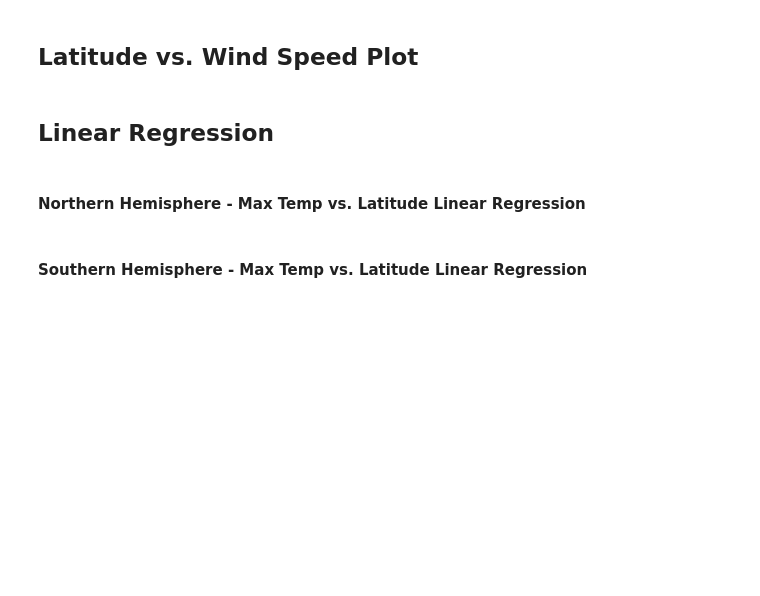
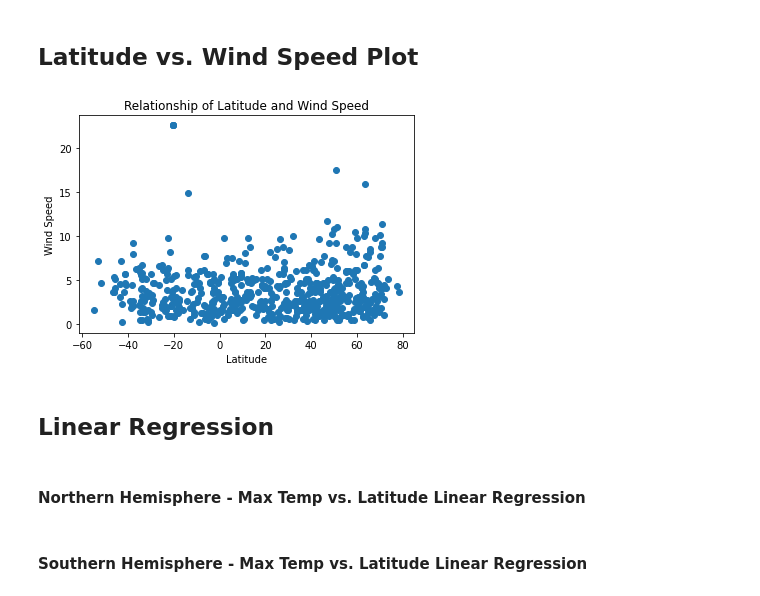
Before and after one commit to wagneree193/python-api-challenge, a Jupyter notebook: WeatherPy.ipynb, the cells around one changed output. Saved outputs shown, nothing was run; the diff lists cells and outputs as text; code cells hidden in the pictures; blank space fills up the shorter version.

```diff
--- a/WeatherPy.ipynb
+++ b/WeatherPy.ipynb
@@ -232,5 +259,14 @@ weather_df.sort_values(by=['Humidity'], ascending = False)
 # %% [markdown]
 ## Latitude vs. Wind Speed Plot
+# %%
+plt.scatter(weather_df['Lat'], weather_df['Wind Speed'])
+plt.title('Relationship of Latitude and Wind Speed')
+plt.xlabel('Latitude')
+plt.ylabel('Wind Speed')
+
+plt.show()
+# %% [output]
+[figure, added]
 # %% [markdown]
 ## Linear Regression
 # %% [markdown]
```
Also changed, not shown: parts of 3 cells of this notebook.
